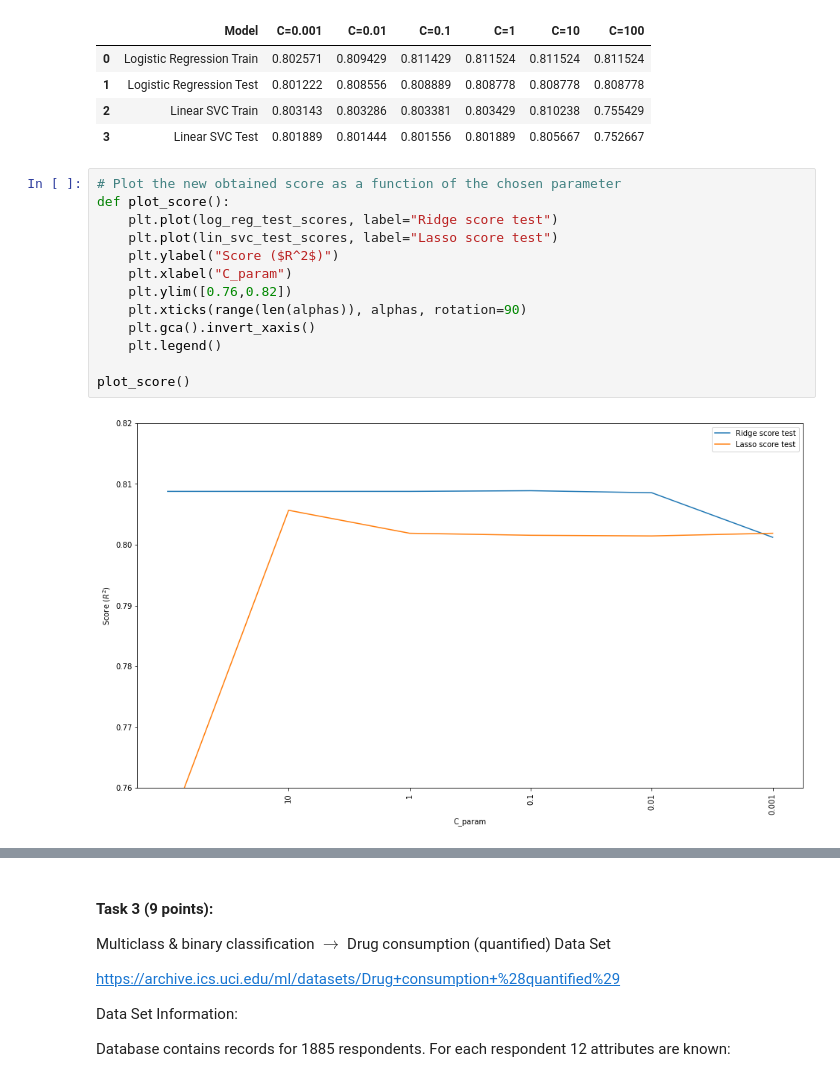
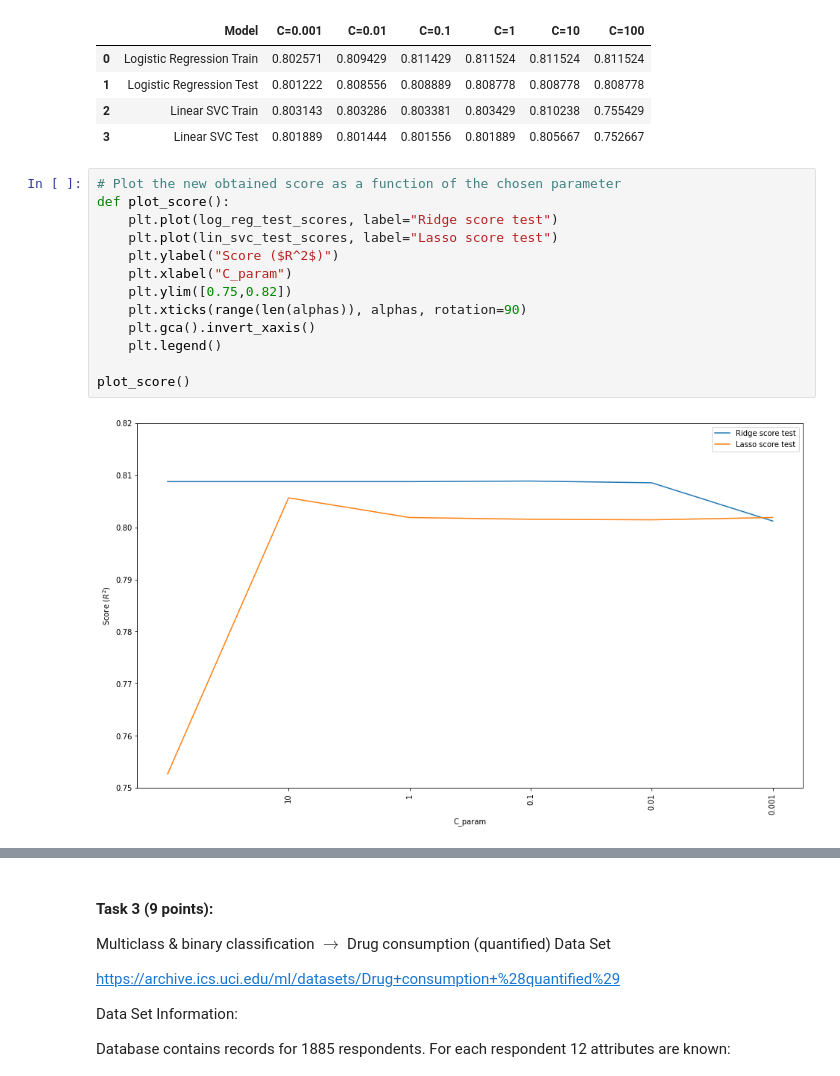
Before and after one commit to martinel-UAS/projects, a Jupyter notebook: Assignment_1/Assignment_1.ipynb, the cells around one changed output, grey strips where cells are left out. Cells and saved outputs as stored; diff of their text form.

```diff
--- a/Assignment_1/Assignment_1.ipynb
+++ b/Assignment_1/Assignment_1.ipynb
@@ -254,16 +254,16 @@ r2_dataset
 # %%
 # Plot the new obtained score as a function of the chosen parameter
 def plot_score():
     plt.plot(log_reg_test_scores, label="Ridge score test")
     plt.plot(lin_svc_test_scores, label="Lasso score test")
     plt.ylabel("Score ($R^2$)")
     plt.xlabel("C_param")
-    plt.ylim([0.76,0.82])
+    plt.ylim([0.75,0.82])
     plt.xticks(range(len(alphas)), alphas, rotation=90)
     plt.gca().invert_xaxis()
     plt.legend()
 
 plot_score()
 # %% [output]
-[figure, old version]
+[figure, new version]
 # %%
```
Also changed, not shown: parts of 4 cells of this notebook.
